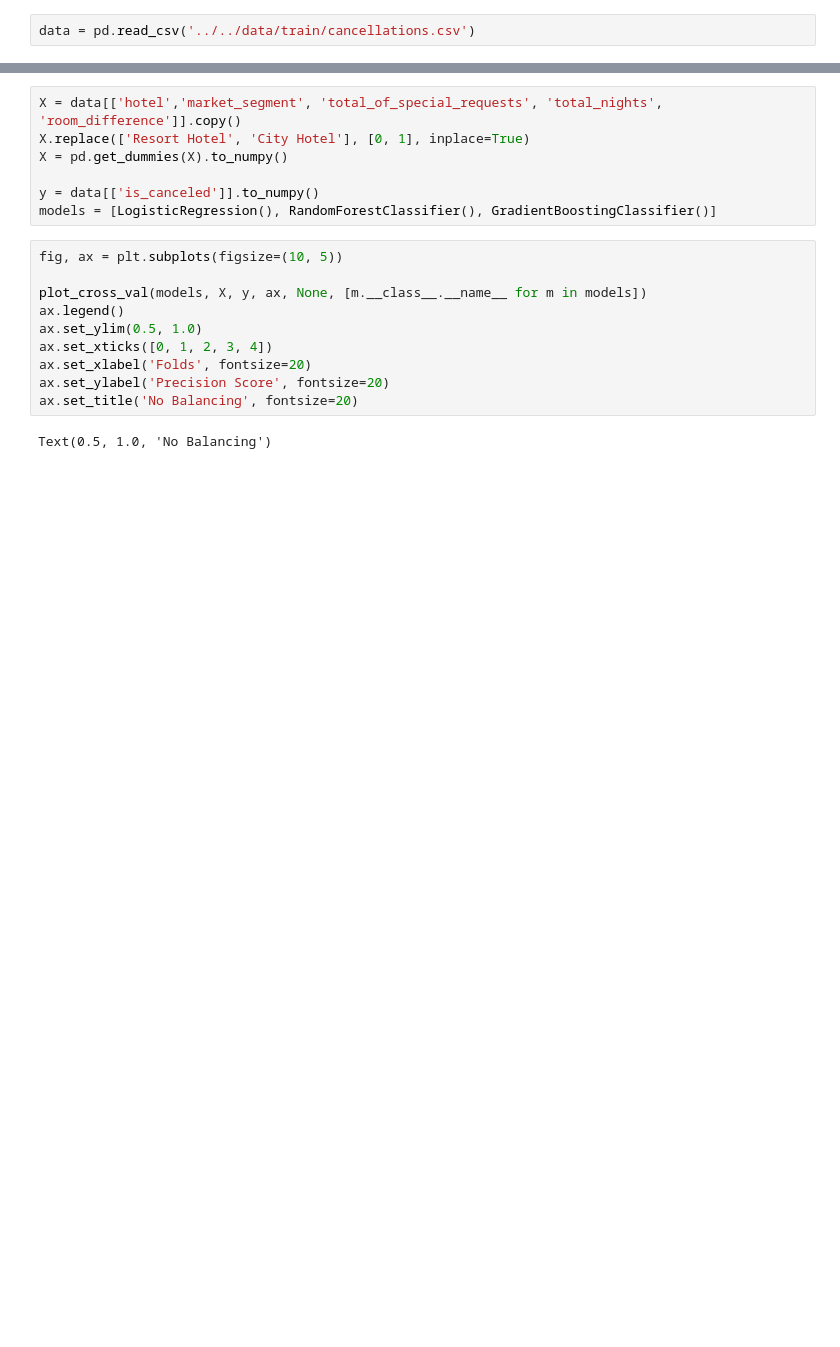
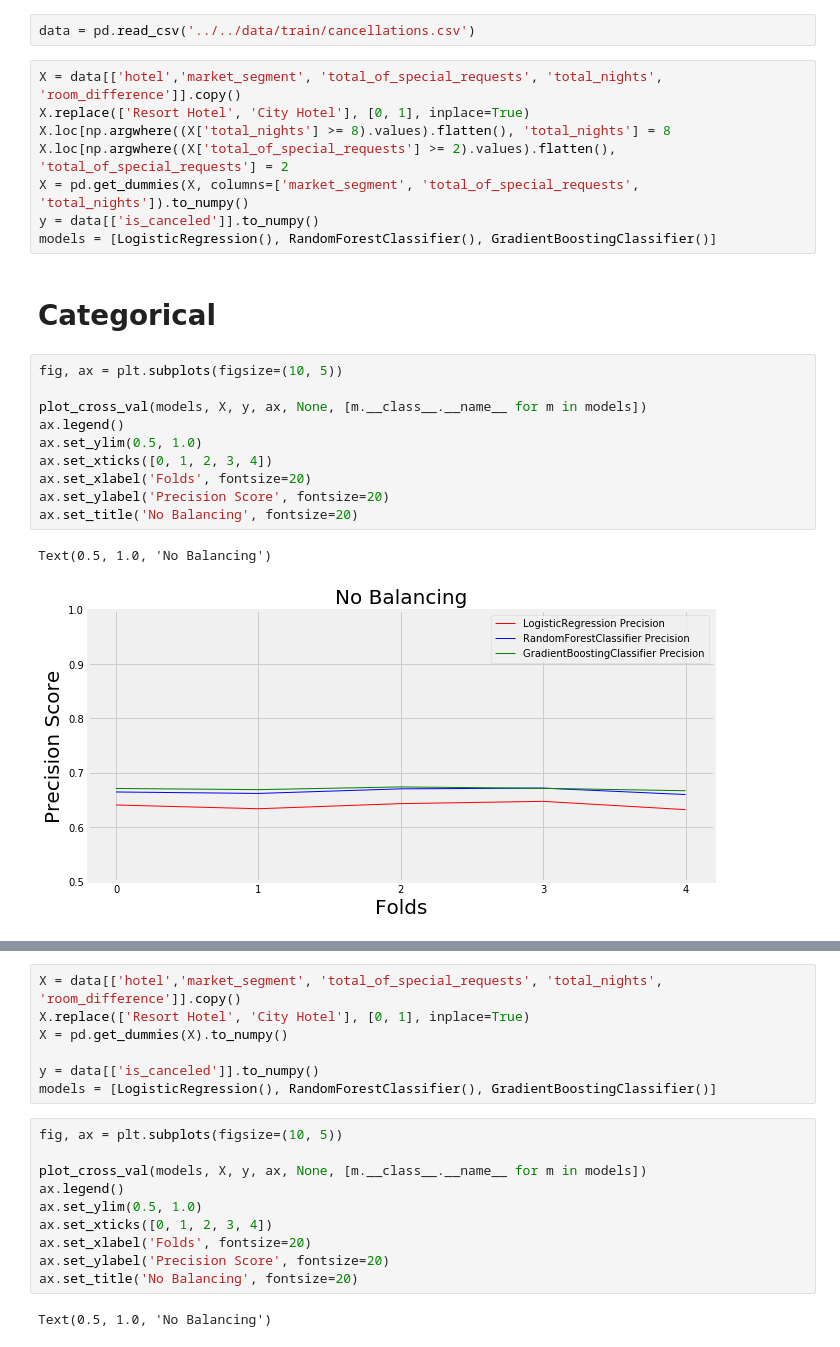
Before and after one commit to rcohngru/hotel-cancellations, a Jupyter notebook: src/notebooks/balancing_methods.ipynb, the cells around one changed output, grey strips where cells are left out. Cells and saved outputs as stored; diff of their text form; blank space fills up the shorter version.

```diff
--- a/src/notebooks/balancing_methods.ipynb
+++ b/src/notebooks/balancing_methods.ipynb
@@ -16,3 +17,26 @@ plt.rcParams.update({'font.size': 14})
 warnings.filterwarnings('ignore')
 # %%
 data = pd.read_csv('../../data/train/cancellations.csv')
+# %%
+X = data[['hotel','market_segment', 'total_of_special_requests', 'total_nights', 'room_difference']].copy()
+X.replace(['Resort Hotel', 'City Hotel'], [0, 1], inplace=True)
+X.loc[np.argwhere((X['total_nights'] >= 8).values).flatten(), 'total_nights'] = 8
+X.loc[np.argwhere((X['total_of_special_requests'] >= 2).values).flatten(), 'total_of_special_requests'] = 2
+X = pd.get_dummies(X, columns=['market_segment', 'total_of_special_requests', 'total_nights']).to_numpy()
+y = data[['is_canceled']].to_numpy()
+models = [LogisticRegression(), RandomForestClassifier(), GradientBoostingClassifier()]
+# %% [markdown]
+# Categorical
+# %%
+fig, ax = plt.subplots(figsize=(10, 5))
+
+plot_cross_val(models, X, y, ax, None, [m.__class__.__name__ for m in models])
+ax.legend()
+ax.set_ylim(0.5, 1.0)
+ax.set_xticks([0, 1, 2, 3, 4])
+ax.set_xlabel('Folds', fontsize=20)
+ax.set_ylabel('Precision Score', fontsize=20)
+ax.set_title('No Balancing', fontsize=20)
+# %% [output]
+Text(0.5, 1.0, 'No Balancing')
+[figure, added]
```
Also changed, not shown: parts of 11 cells of this notebook, 2 other files.
